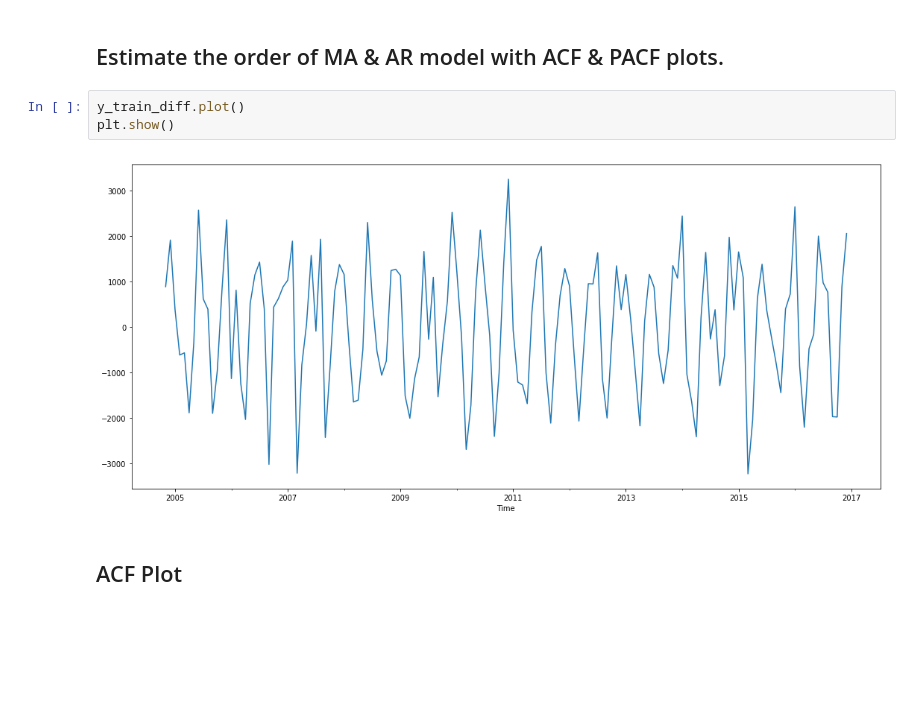
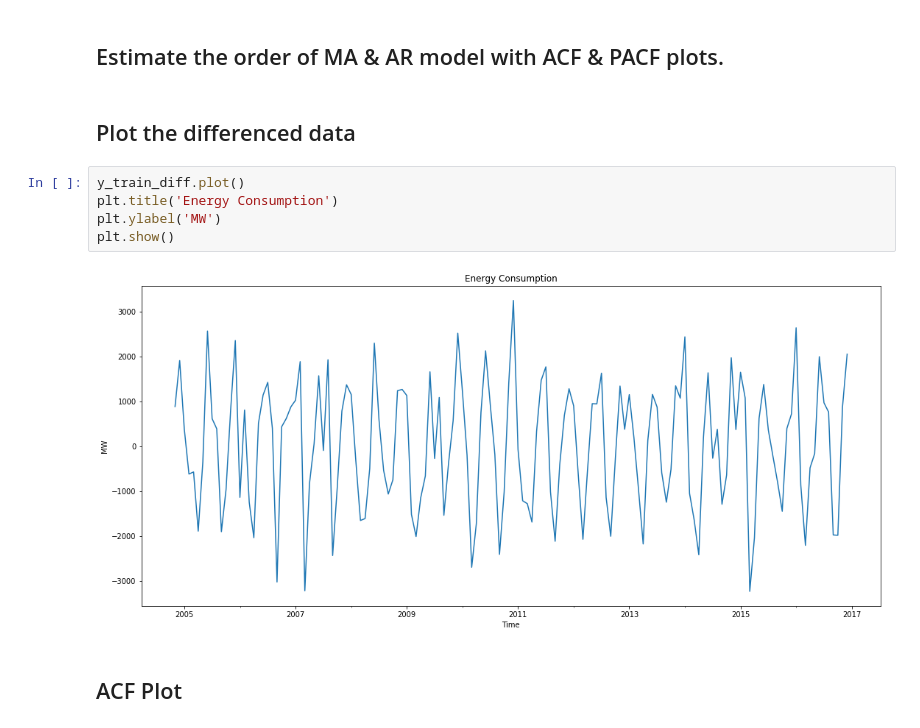
Before and after one commit to kaziahosunhabibripon/Time-Series, a Jupyter notebook: Energy-Consumption-23.ipynb, the cells around one changed output. Drawn from its saved outputs; the diff is of its cells as text; blank space fills up the shorter version.

```diff
--- a/Energy-Consumption-23.ipynb
+++ b/Energy-Consumption-23.ipynb
@@ -208,11 +210,15 @@ y_train_diff=y_train.diff(1)
 y_train_diff=y_train_diff[1:len(y_train_diff)]
 # %% [markdown]
 ## Estimate the order of MA & AR model with ACF & PACF plots.
+# %% [markdown]
+## Plot the differenced data
 # %%
 y_train_diff.plot()
+plt.title('Energy Consumption')
+plt.ylabel('MW')
 plt.show()
 # %% [output]
-[figure, old version]
+[figure, new version]
 # %% [markdown]
 ## ACF Plot
 # %%
```
Also changed, not shown: parts of 8 cells of this notebook.
